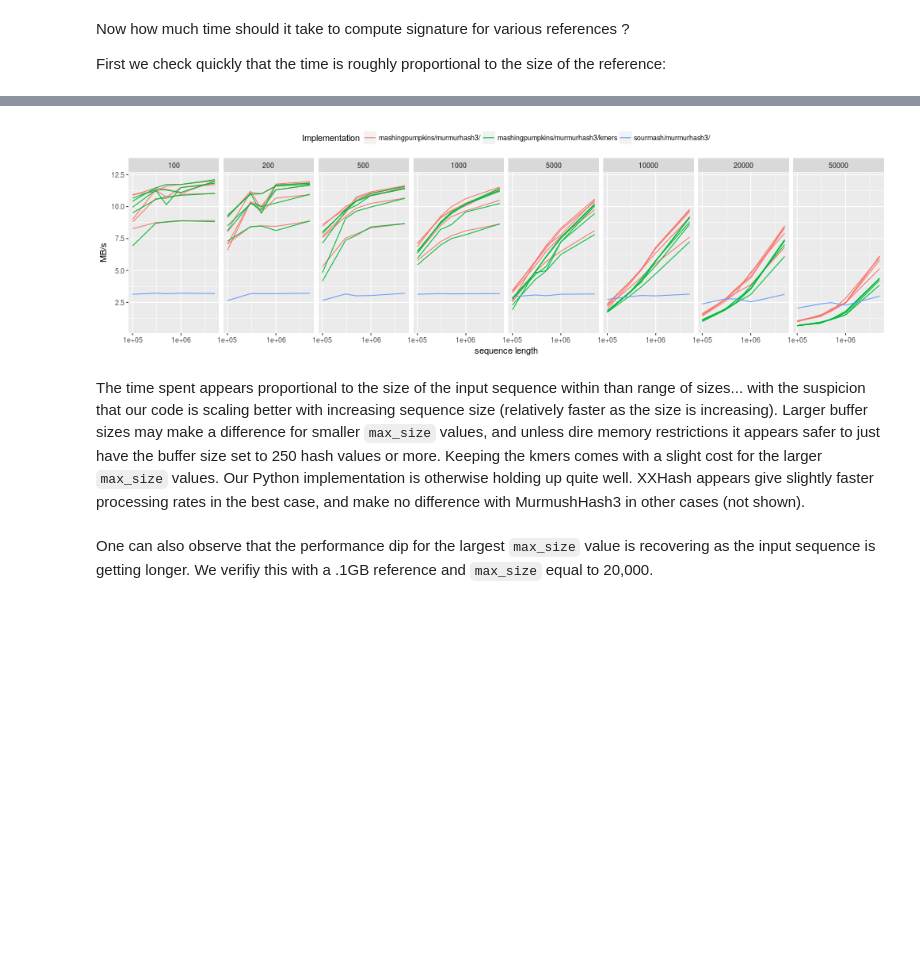
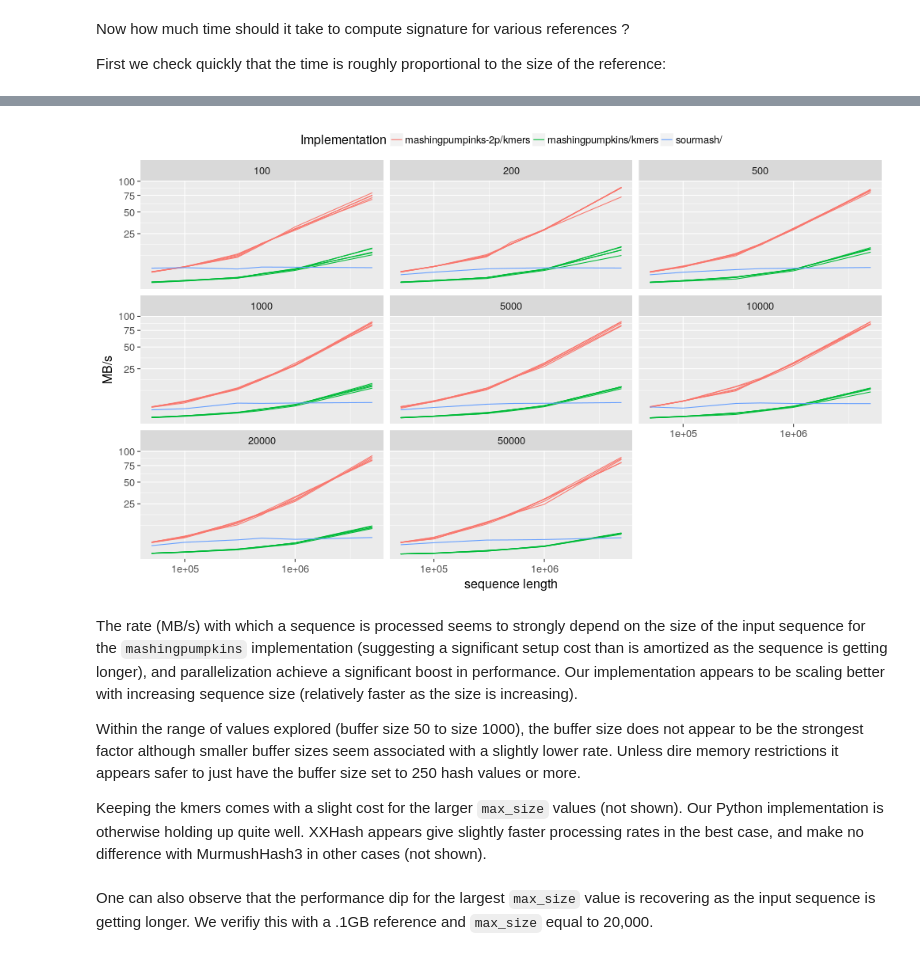
Before and after one commit to lgautier/mashing-pumpkins, a Jupyter notebook: doc/notebooks/MinHash, design and performance.ipynb, the cells around one changed output, grey strips where cells are left out. Drawn from its saved outputs; the diff is of its cells as text; code cells hidden in the pictures; blank space fills up the shorter version.

```diff
--- a/doc/notebooks/MinHash, design and performance.ipynb
+++ b/doc/notebooks/MinHash, design and performance.ipynb
@@ -79,11 +87,11 @@ def hashfun(sequence, nsize, hbuffer, w=100):
 from mashingpumpkins.minhashsketch import MaxHashNgramSketch
 
 from array import array
-stmt = 'mhs = MaxHashNgramSketch(21, 1000, hashfun); mhs.add(sequence, hashbuffer=array("q", [0,]*200))'
-t_basic = timeit.timeit(stmt,
-                        setup='from __main__ import MaxHashNgramSketch, hashfun, sequence, array',
-                        number=ntimes)
-print("%.2f seconds / sequence" % (t_basic / ntimes))
+with timedblock() as tb:
+    mhs = MaxHashNgramSketch(21, 1000, hashfun)
+    mhs.add(sequence, hashbuffer=array("q", [0,]*200))
 
+t_basic = tb.duration
+print("%.2f seconds / sequence" % (t_basic))
 print("Our Python implementation is %.2f times slower." % (t_basic / t_sourmash))
 # %% [output]
@@ -182,13 +153,12 @@ class MyMash(MaxHashNgramSketch):
         super().add(sequence, hashbuffer=hashbuffer)
         super().add(ba, hashbuffer=hashbuffer)
 
+with timedblock() as tb:
+    mhs = MyMash(21, 1000, hashfun)
+    mhs.add(sequence)
 
-stmt = 'mhs = MyMash(21, 1000, hashfun); mhs.add(sequence)'
-t_batch = timeit.timeit(stmt,
-                        setup='from __main__ import MyMash, hashfun, sequence, revcomp, trans_tbl',
-                        number=ntimes)
-
-print("%.2f seconds / sequence" % (t_batch/ntimes))
+t_batch = tb.duration
+print("%.2f seconds / sequence" % (t_batch))
 
 print("Our Python implementation is %.2f times faster." % (t_sourmash / t_batch))
 # %% [output]
@@ -201,12 +233,14 @@ We also have an alternative fast hashing available (XXHash). Roughly as fast as
 # %%
 from mashingpumpkins import _xxhash
 hashfun = _xxhash.hasharray
-stmt = 'mhs = MaxHashNgramSketch(21, 1000, hashfun); mhs.add(sequence, hashbuffer=array("Q", [0, ]*100))'
-t_batch_xxh = timeit.timeit(stmt,
-                            setup='from __main__ import MaxHashNgramSketch, hashfun, sequence, array',
-                            number=ntimes)
 
-print("%.2f seconds / sequence" % (t_batch_xxh / ntimes))
+with timedblock() as tb:
+    mhs = MyMash(21, 1000, hashfun)
+    mhs.add(sequence, hashbuffer=array("Q", [0, ]*100))
+
+t_batch_xxh = tb.duration
+
+print("%.2f seconds / sequence" % (t_batch_xxh))
 
 print("Our Python implementation is %.2f times faster." % (t_sourmash / t_batch_xxh))
 # %% [output]
@@ -297,36 +335,41 @@ for seqsize in (int(1E5), int(3E5), int(5E5), int(1E6), int(5E6)):
 # %%
 from rpy2.robjects.lib import dplyr, ggplot2 as ggp
 from rpy2.robjects.vectors import IntVector, FloatVector, StrVector, BoolVector
 from rpy2.robjects import Formula
 
 d = dict((n, FloatVector([x[n] for x in res])) for n in ('t',))
 d.update((n, StrVector([x[n] for x in res])) for n in ('what', 'hashfun'))
 d.update((n, BoolVector([x[n] for x in res])) for n in ('keepngrams', ))
 d.update((n, IntVector([x[n] for x in res])) for n in ('l_sequence', 'bufsize', 'sketchsize'))
 dataf = dplyr.DataFrame(d)
 
 p = (ggp.ggplot((dataf
                  .filter("hashfun != 'xxhash'")
-                 .mutate(implementation='paste(what, hashfun, ifelse(keepngrams, "kmers", ""), sep="/")'))) +
+                 .mutate(implementation='paste(what, ifelse(keepngrams, "kmers", ""), sep="/")'))) +
      ggp.geom_line(ggp.aes_string(x='l_sequence',
-                                  y='l_sequence/(t/%i)/1E6' % ntimes,
+                                  y='l_sequence/t/1E6',
                                   color='implementation',
                                   #lty='bufsize',
                                   #color='keepngrams',
                                   group='paste(implementation, bufsize, keepngrams)'),
                    alpha=1) +
-     ggp.facet_grid(Formula('~sketchsize')) +
+     ggp.facet_wrap(Formula('~sketchsize')) +
      ggp.scale_x_log10('sequence length') +
-     ggp.scale_y_continuous('MB/s') +
+     ggp.scale_y_sqrt('MB/s') +
      ggp.scale_color_discrete('Implementation') +
+     ggp.theme_gray(base_size=16) +
      ggp.theme(legend_position="top"))
 
 import rpy2.ipython.ggplot
-rpy2.ipython.ggplot.image_png(p, width=1000, height=300)
+rpy2.ipython.ggplot.image_png(p, width=1000, height=600)
 # %% [output]
-[figure, old version]
+[figure, new version]
 # %% [markdown]
-The time spent appears proportional to the size of the input sequence within than range of sizes... with the suspicion that our code is scaling better with increasing sequence size (relatively faster as the size is increasing). Larger buffer sizes may make a difference for smaller `max_size` values, and unless dire memory restrictions it appears safer to just have the buffer size set to 250 hash values or more. Keeping the kmers comes with a slight cost for the larger `max_size` values. Our Python implementation is otherwise holding up quite well. XXHash appears give slightly faster processing rates in the best case, and make no difference with MurmushHash3 in other cases (not shown).
+The rate (MB/s) with which a sequence is processed seems to strongly depend on the size of the input sequence for the `mashingpumpkins` implementation (suggesting a significant setup cost than is amortized as the sequence is getting longer), and parallelization achieve a significant boost in performance. Our implementation appears to be scaling better with increasing sequence size (relatively faster as the size is increasing).
+
+Within the range of values explored (buffer size 50 to size 1000), the buffer size does not appear to be the strongest factor although smaller buffer sizes seem associated with a slightly lower rate. Unless dire memory restrictions it appears safer to just have the buffer size set to 250 hash values or more.
+
+Keeping the kmers comes with a slight cost for the larger `max_size` values (not shown). Our Python implementation is otherwise holding up quite well. XXHash appears give slightly faster processing rates in the best case, and make no difference with MurmushHash3 in other cases (not shown).
 # %% [markdown]
 One can also observe that the performance dip for the largest `max_size` value is recovering as the input sequence is getting longer. We verifiy this with a .1GB reference and `max_size` equal to 20,000.
 # %%
```
Also changed, not shown: parts of 31 cells of this notebook.
